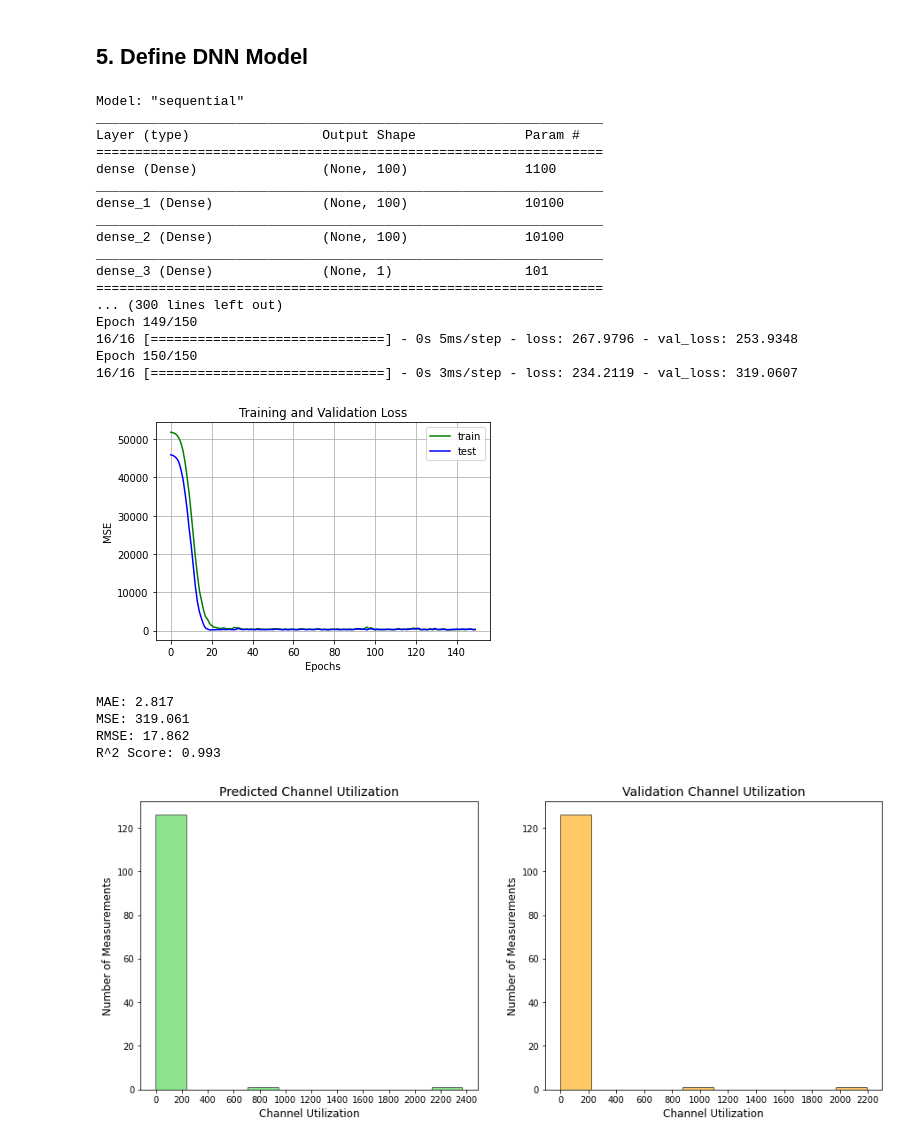
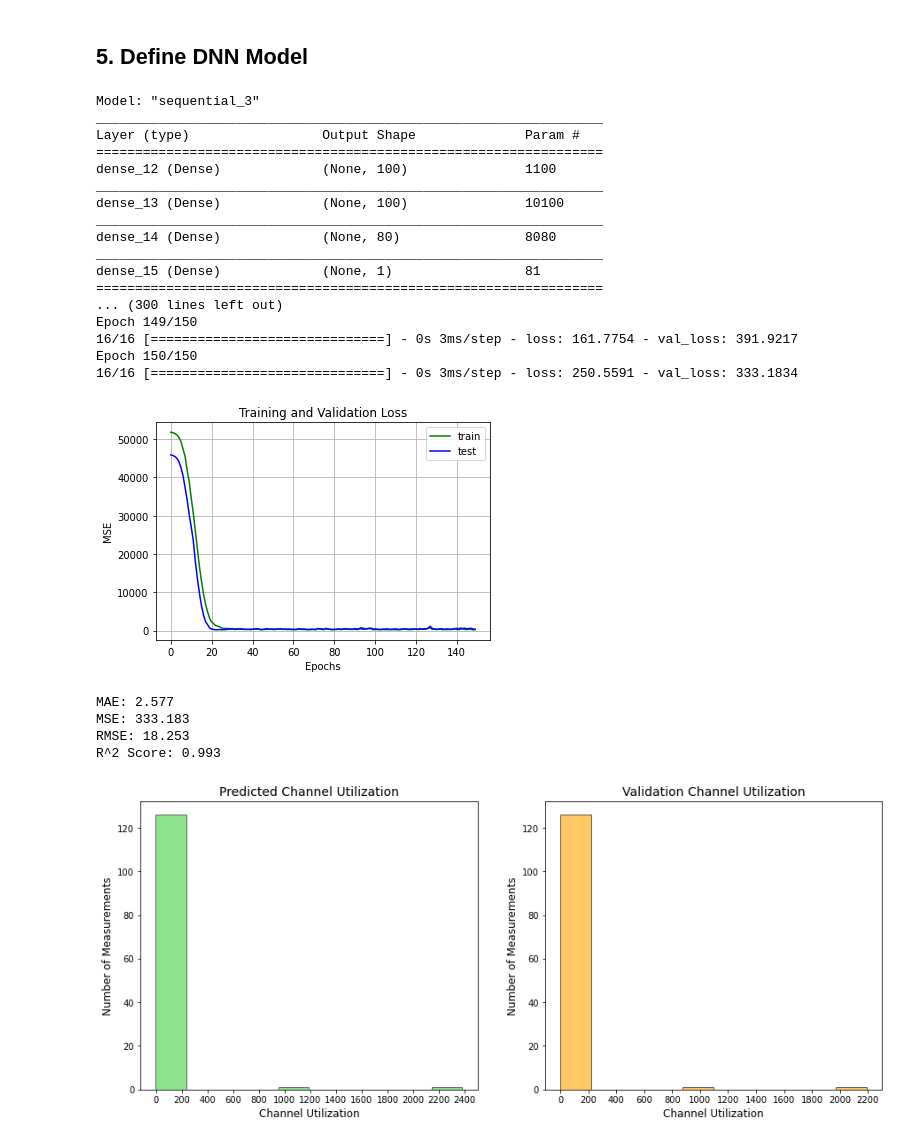
Before and after one commit to MarkLee7925/Optical-Interconnection-Network, a Jupyter notebook: Optical_DNN_original.ipynb, the cells around one changed output. Drawn from its saved outputs; the diff is of its cells as text; code cells hidden in the pictures.

```diff
--- a/Optical_DNN_original.ipynb
+++ b/Optical_DNN_original.ipynb
@@ -246,7 +246,7 @@ reg = Sequential()
 # Add layers
 reg.add(Dense(units=100, activation='relu', input_dim=X.shape[1]))
 reg.add(Dense(units=100, activation='relu'))
-reg.add(Dense(units=100, activation='relu'))
+reg.add(Dense(units=80, activation='relu'))
 
 # reg.add(Dropout(0.00015))
 
@@ -258,41 +258,41 @@ reg.add(Dense(units=1))
 # Compile model
 reg.compile(optimizer='adam', loss='mse')
 
 # Summarize model
 reg.summary()
 
 # Train model
 history = reg.fit(X_train, y_train, batch_size=32, epochs=150,
                   validation_data=(X_test, y_test))
 
 # Plot loss during training
 plt.plot(history.history['loss'], 'g', label='train')
 plt.plot(history.history['val_loss'], 'b', label='test')
 plt.title('Training and Validation Loss')
 plt.xlabel('Epochs')
 plt.ylabel('MSE')
 plt.legend()
 plt.grid()
 plt.show()
 # %% [output]
-Model: "sequential"
+Model: "sequential_3"
 _________________________________________________________________
 Layer (type)                 Output Shape              Param #
 =================================================================
-dense (Dense)                (None, 100)               1100
+dense_12 (Dense)             (None, 100)               1100
 _________________________________________________________________
-dense_1 (Dense)              (None, 100)               10100
+dense_13 (Dense)             (None, 100)               10100
 _________________________________________________________________
-dense_2 (Dense)              (None, 100)               10100
+dense_14 (Dense)             (None, 80)                8080
 _________________________________________________________________
-dense_3 (Dense)              (None, 1)                 101
+dense_15 (Dense)             (None, 1)                 81
 =================================================================
 ... (300 lines left out)
 Epoch 149/150
-16/16 [==============================] - 0s 5ms/step - loss: 267.9796 - val_loss: 253.9348
+16/16 [==============================] - 0s 3ms/step - loss: 161.7754 - val_loss: 391.9217
 Epoch 150/150
-16/16 [==============================] - 0s 3ms/step - loss: 234.2119 - val_loss: 319.0607
+16/16 [==============================] - 0s 3ms/step - loss: 250.5591 - val_loss: 333.1834
-[figure, old version]
+[figure, new version]
 # %%
 # Predict test set results
 y_pred = reg.predict(X_test)
@@ -306,9 +306,9 @@ print('MSE: %.3f' % (mean_squared_error(y_test, y_pred)))
 print('RMSE: %.3f' % (mean_squared_error(y_test, y_pred, squared=False)))
 print('R^2 Score: %.3f' % (r2_score(y_test, y_pred)))
 # %% [output]
-MAE: 2.817
-MSE: 319.061
-RMSE: 17.862
+MAE: 2.577
+MSE: 333.183
+RMSE: 18.253
 R^2 Score: 0.993
 # %%
 # Plot histogram for y_pred
```
Also changed, not shown: parts of 1 cell of this notebook.
